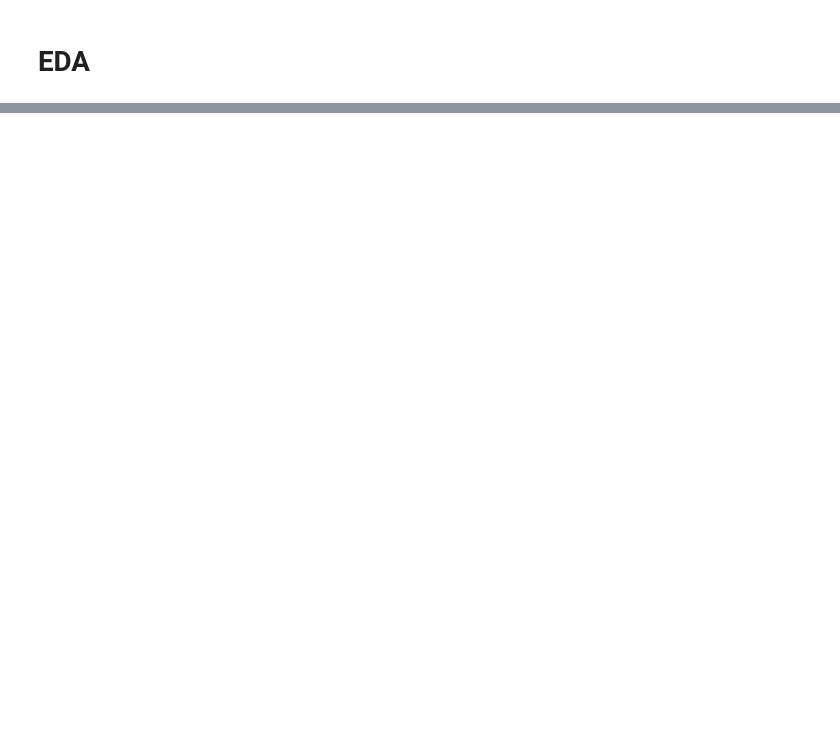
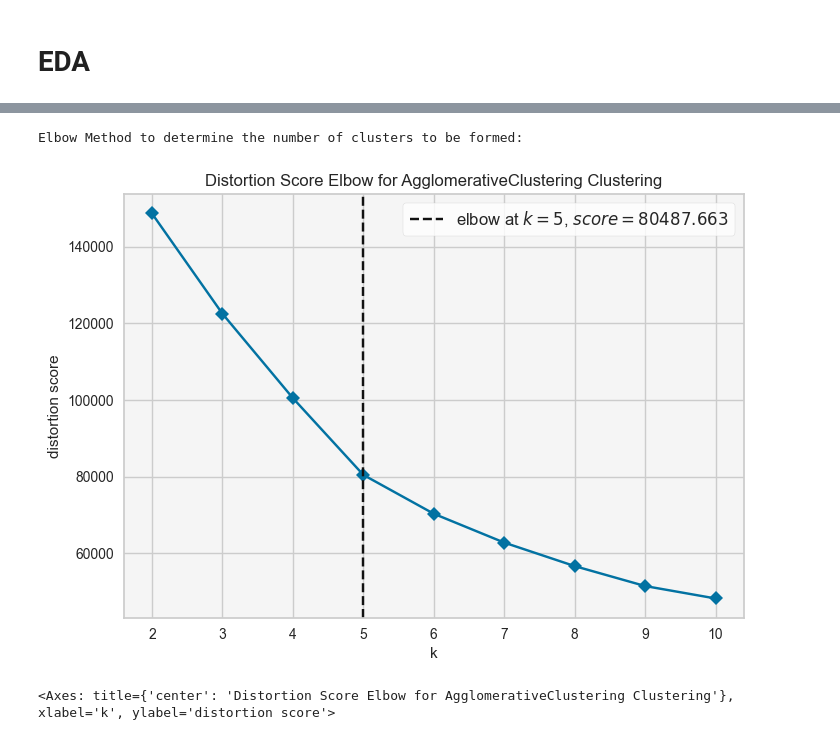
Before and after one commit to zhenging2b/loan_default_detection, a Jupyter notebook: kaitlyn_starter.ipynb, the cells around one changed output, grey strips where cells are left out. Saved outputs shown, nothing was run; the diff lists cells and outputs as text; code cells hidden in the pictures; blank space fills up the shorter version.

```diff
--- a/kaitlyn_starter.ipynb
+++ b/kaitlyn_starter.ipynb
@@ -247,0 +467,18 @@ if 'MSA' in train_df_fe.columns:
+# %%
+print('Elbow Method to determine the number of clusters to be formed:')
+Elbow_M = KElbowVisualizer(
+    AgglomerativeClustering(),
+    k=10,
+    locate_elbow=True,
+    timings=False
+)
+
+# Set a different background color (e.g., light gray)
+Elbow_M.ax.set_facecolor("#F5F5F5")
+
+Elbow_M.fit(test_pca)
+Elbow_M.show()
+# %% [output]
+Elbow Method to determine the number of clusters to be formed:
+[figure, added]
+<Axes: title={'center': 'Distortion Score Elbow for AgglomerativeClustering Clustering'}, xlabel='k', ylabel='distortion score'>
```
Also changed, not shown: parts of 59 cells of this notebook, 3 other files.
